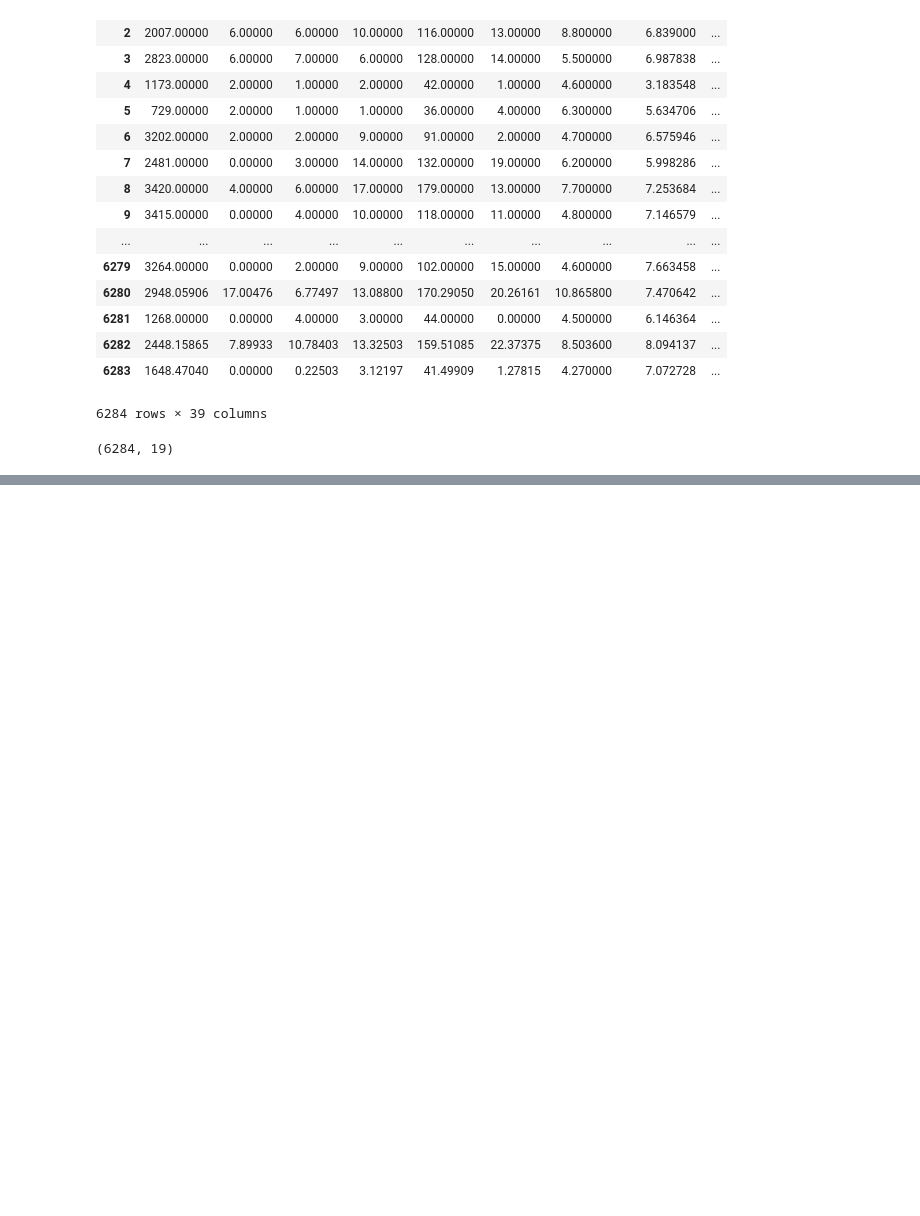
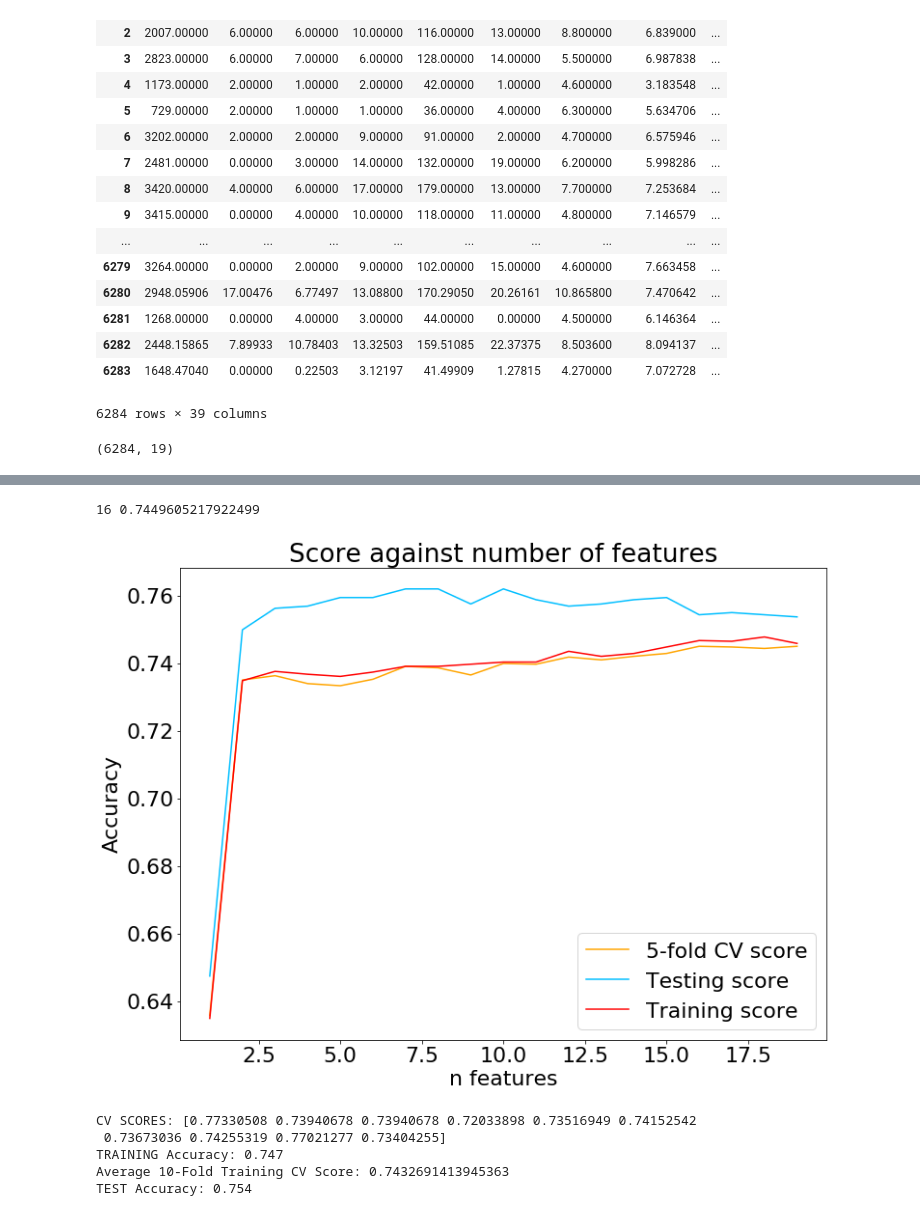
Before and after one commit to DeniSusanto/premier_league_data_mining, a Jupyter notebook: player_goal_prediction.ipynb, the cells around one changed output, grey strips where cells are left out. Saved outputs shown, nothing was run; the diff lists cells and outputs as text; code cells hidden in the pictures; blank space fills up the shorter version.

```diff
--- a/player_goal_prediction.ipynb
+++ b/player_goal_prediction.ipynb
@@ -147,13 +150,13 @@ def rfFeaturePlot(rf_reg, col_list, plot=True, title="Feature importances"):
 
     if plot:
         # Plot the feature importances of the forest
-        plt.figure(1,(15,9))
+        plt.figure(1,(12,9))
         plt.title(title)
         plt.bar(range(rf_reg.n_features_), importances[indices],
                color="r", align="center")
-        plt.xticks(range(rf_reg.n_features_),col_list[indices], rotation='vertical', fontsize=15)
+        plt.xticks(range(rf_reg.n_features_),col_list[indices],  fontsize=15)
 #         plt.xlim([-1,rf_reg.n_features_)
-        plt.xlim([-1, 20.5])
+        plt.xlim([-1,4])
         plt.ylabel('Relative Importance')
         plt.show()
 
@@ -227,7 +230,9 @@ def cvKBestSelector(X, y, model, scaler = None, testSize = 0.25, cv = 5, random_
     plt.plot(x_ax, y_ax, color='orange', label = str(cv) + '-fold CV score')
     plt.plot(x_ax, test_pred, color='deepskyblue', label = 'Testing score')
     plt.plot(x_ax, train_pred, color='red', label = 'Training score')
+    plt.legend(loc='best')
     plt.show()
+    return fn
 
 def cvPCA(X, y, model, testSize = 0.25, cv = 5, random_state = 20191027):
     result_dict = {}
@@ -267,7 +272,9 @@ def cvPCA(X, y, model, testSize = 0.25, cv = 5, random_state = 20191027):
     plt.plot(x_ax, y_ax, color='orange', label = str(cv) + '-fold CV score')
     plt.plot(x_ax, test_pred, color='deepskyblue', label = 'Testing score')
     plt.plot(x_ax, train_pred, color='red', label = 'Training score')
+    plt.legend(loc='best')
     plt.show()
+    return fn
 # %%
 def variance_threshold_selector(data, threshold=0.7):
     selector = VarianceThreshold(threshold)
@@ -706,0 +828,26 @@ X_test_mm = mm.transform(X_test.values)
+# %%
+X_train, X_test, y_train, y_test = train_test_split(X, y, test_size=0.25, random_state=20191027)
+tmp_model = LogisticRegression(penalty='l1', C=0.5, solver = 'saga', multi_class='ovr', n_jobs=-1, max_iter = 80000, random_state=20191028)
+bestK = cvKBestSelector(X, y, tmp_model, StandardScaler())
+
+X_ked = kBestSelector(X, y, score_func = chi2, k = bestK)
+X_train_ked, X_test_ked, y_train_ked, y_test_ked = train_test_split(X_ked, y, test_size=0.25, random_state=20191027)
+scaler = StandardScaler()
+X_train_scled = scaler.fit_transform(X_train_ked.values)
+X_test_scled = scaler.transform(X_test_ked.values)
+
+team_pred_model = LogisticRegression(penalty='l1', C=0.5, solver = 'saga', multi_class='ovr', n_jobs=-1, max_iter = 80000, random_state=20191028)
+team_pred_model.fit(X_train_scled, y_train_ked)
+cv_scores = cross_val_score(team_pred_model, X_train_scled, y_train_ked, cv=10, n_jobs=-1)
+print("CV SCORES:", cv_scores)
+print('TRAINING Accuracy: %.3f' % team_pred_model.score(X_train_scled, y_train_ked))
+print("Average 10-Fold Training CV Score: {}".format(np.mean(cv_scores)))
+print('TEST Accuracy: %.3f' % team_pred_model.score(X_test_scled, y_test_ked))
+# %% [output]
+16 0.7449605217922499
+[figure, added]
+CV SCORES: [0.77330508 0.73940678 0.73940678 0.72033898 0.73516949 0.74152542
+ 0.73673036 0.74255319 0.77021277 0.73404255]
+TRAINING Accuracy: 0.747
+Average 10-Fold Training CV Score: 0.7432691413945363
+TEST Accuracy: 0.754
```
Also changed, not shown: parts of 43 cells of this notebook, 24 other files.
